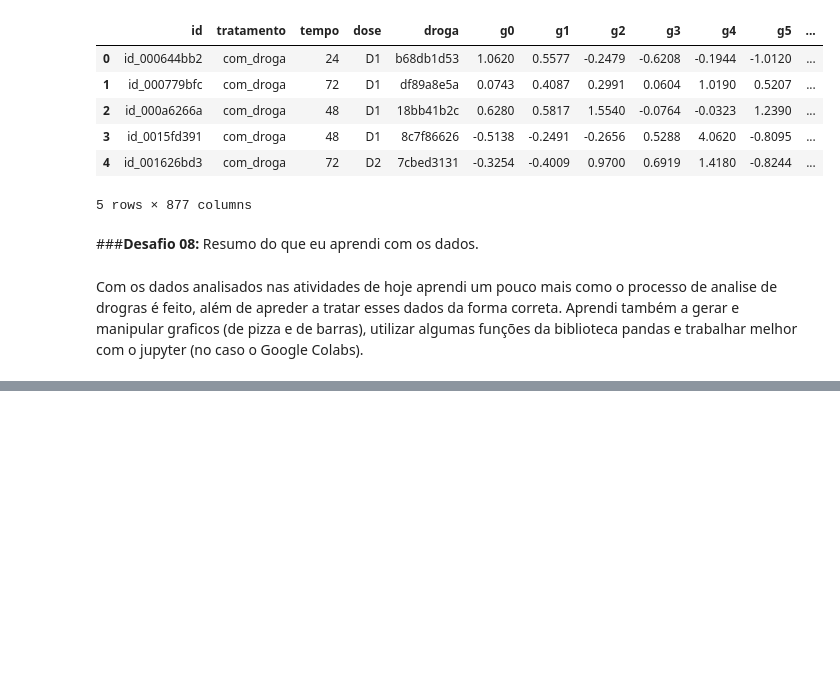
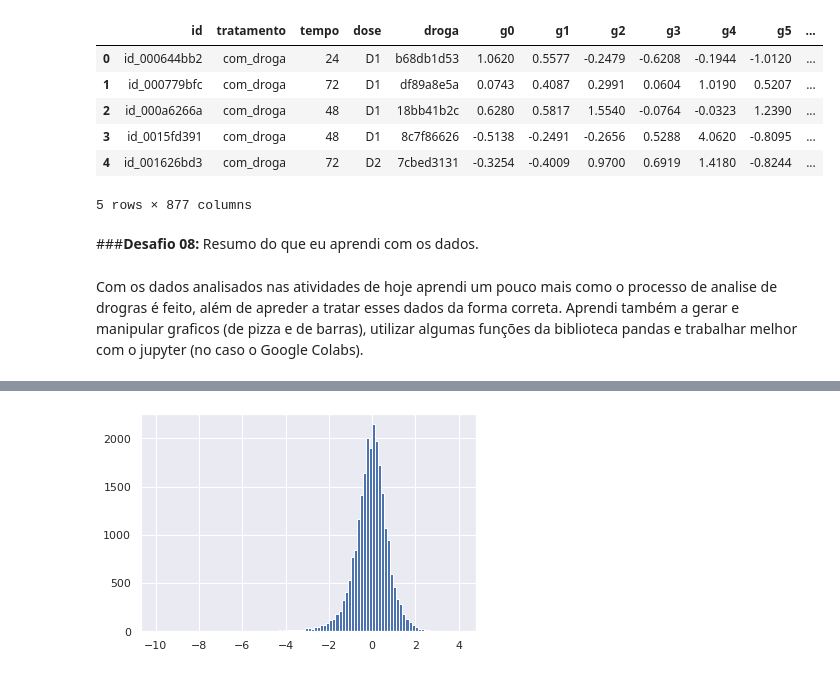
Before and after one commit to ezkias/imersao-dados, a Jupyter notebook: Imersão_Dados.ipynb, the cells around one changed output, grey strips where cells are left out. Cells and saved outputs as stored; diff of their text form; code cells hidden in the pictures; blank space fills up the shorter version.

```diff
--- a/Imersão_Dados.ipynb
+++ b/Imersão_Dados.ipynb
@@ -262,0 +321,5 @@ Aprendi também a gerar e manipular graficos (de pizza e de barras), utilizar al
+# %%
+dados['g19'].hist(bins=100)
+plt.show()
+# %% [output]
+[figure, added]
```
Also changed, not shown: parts of 44 cells of this notebook.
